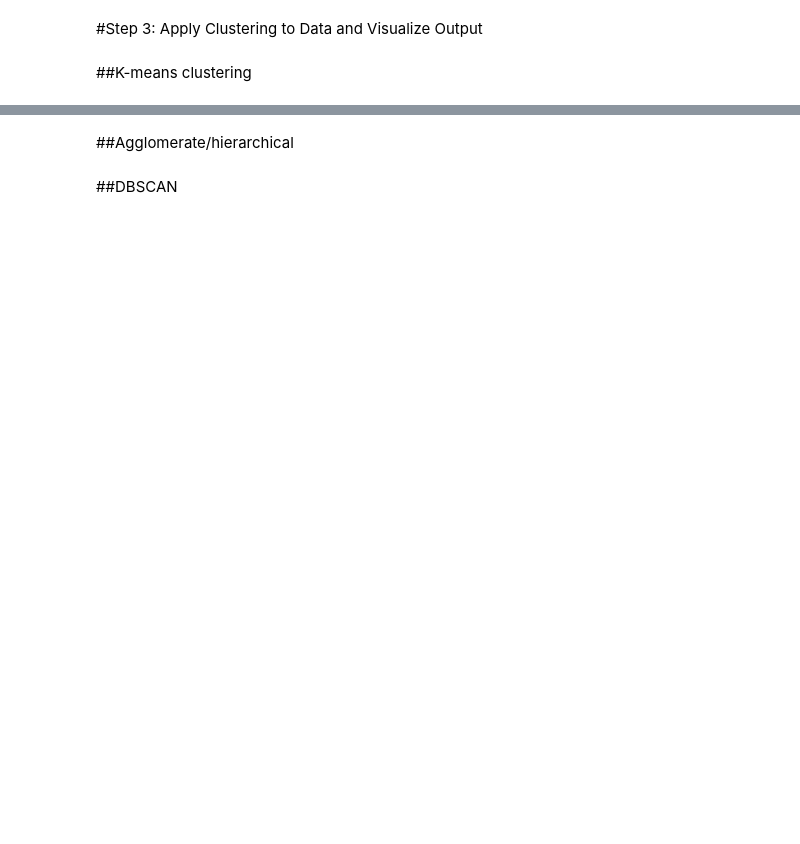
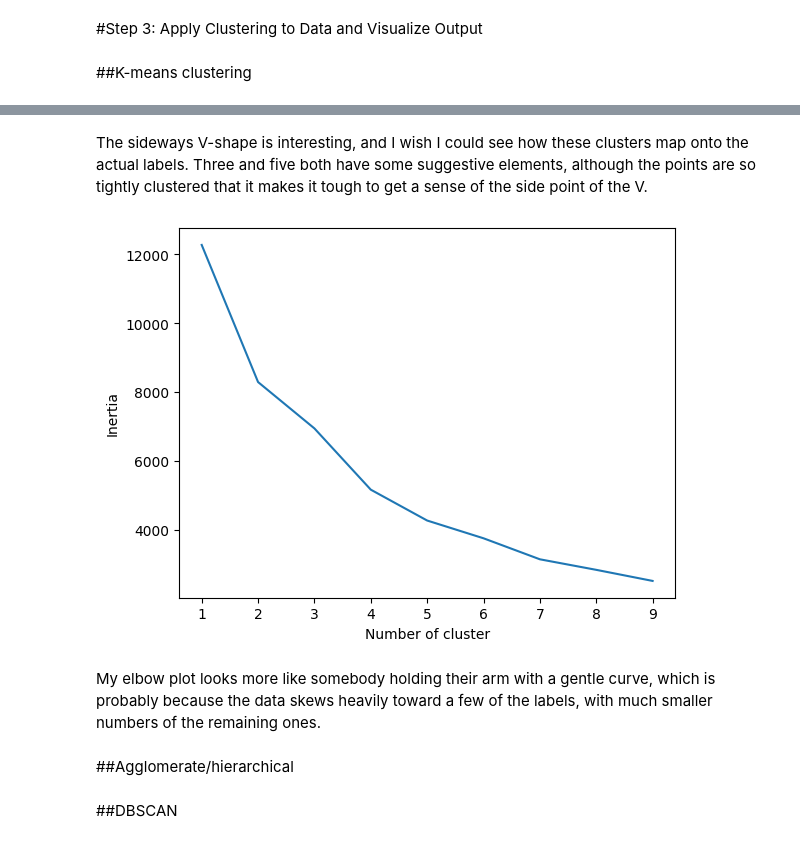
Before and after one commit to coughlinjennie/data71200, a Jupyter notebook: Data71200_project3_Coughlin.ipynb, the cells around one changed output, grey strips where cells are left out. Saved outputs shown, nothing was run; the diff lists cells and outputs as text; code cells hidden in the pictures; blank space fills up the shorter version.

```diff
--- a/Data71200_project3_Coughlin.ipynb
+++ b/Data71200_project3_Coughlin.ipynb
@@ -121,3 +193,20 @@ Accuracy on training set: 0.99
+# %% [markdown]
+The sideways V-shape is interesting, and I wish I could see how these clusters map onto the actual labels. Three and five both have some suggestive elements, although the points are so tightly clustered that it makes it tough to get a sense of the side point of the V.
+# %%
+inertiaVals = {}
+
+for k in range(1, 10):
+    kmeansTmp = KMeans(n_clusters=k, max_iter=1000).fit(housing_pca)
+    inertiaVals[k] = kmeansTmp.inertia_
+plt.figure()
+plt.plot(list(inertiaVals.keys()), list(inertiaVals.values()))
+plt.xlabel("Number of cluster")
+plt.ylabel("Inertia")
+plt.show()
+# %% [output]
+[figure, added]
+# %% [markdown]
+My elbow plot looks more like somebody holding their arm with a gentle curve, which is probably because the data skews heavily toward a few of the labels, with much smaller numbers of the remaining ones.
 # %%
 #Calculate the ARI
 # %%
```
Also changed, not shown: parts of 22 cells of this notebook.
